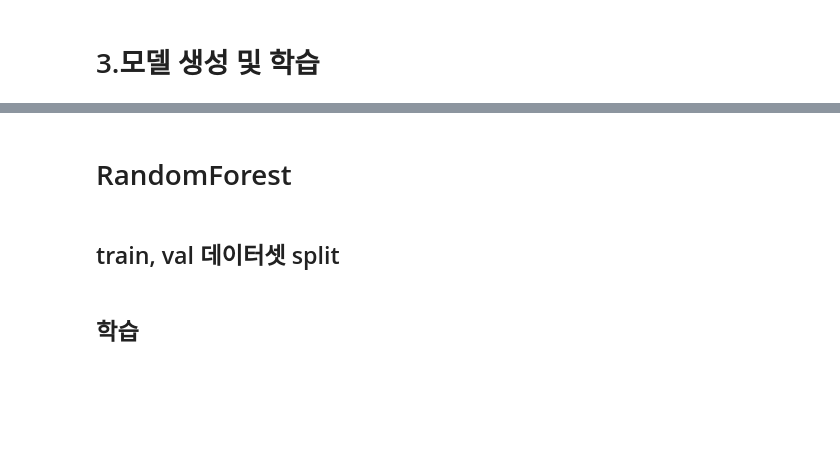
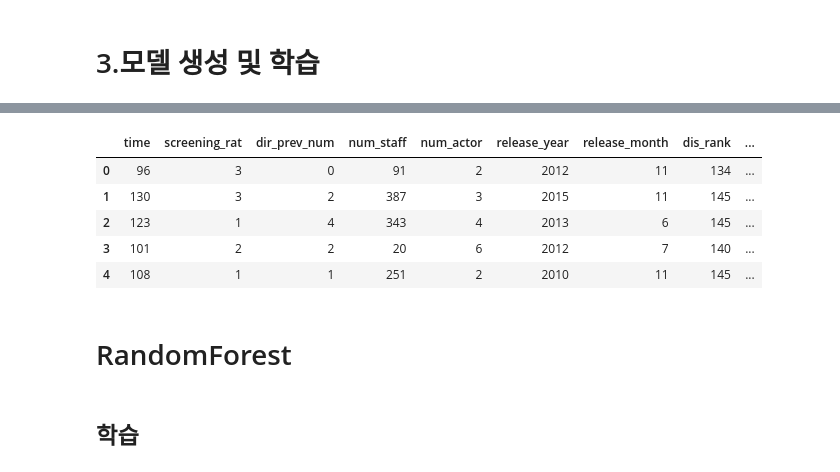
Before and after one commit to Sunnnyyy16/Dacon_study, a Jupyter notebook: dacon_movie/movie_audience.ipynb, the cells around one changed output, grey strips where cells are left out. Saved outputs shown, nothing was run; the diff lists cells and outputs as text; code cells hidden in the pictures; blank space fills up the shorter version.

```diff
--- a/dacon_movie/movie_audience.ipynb
+++ b/dacon_movie/movie_audience.ipynb
@@ -381,0 +474,9 @@ test['genre_rank'] = test.genre.map({'뮤지컬' : 1, '다큐멘터리' : 2, '
+# %%
+X.head()
+# %% [output]
+|  | time | screening_rat | dir_prev_num | num_staff | num_actor | release_year | release_month | dis_rank | ... |
+| 0 | 96 | 3 | 0 | 91 | 2 | 2012 | 11 | 134 | ... |
+| 1 | 130 | 3 | 2 | 387 | 3 | 2015 | 11 | 145 | ... |
+| 2 | 123 | 1 | 4 | 343 | 4 | 2013 | 6 | 145 | ... |
+| 3 | 101 | 2 | 2 | 20 | 6 | 2012 | 7 | 140 | ... |
+| 4 | 108 | 1 | 1 | 251 | 2 | 2010 | 11 | 145 | ... |
@@ -382,4 +486,2 @@ test['genre_rank'] = test.genre.map({'뮤지컬' : 1, '다큐멘터리' : 2, '
 # %% [markdown]
 # RandomForest
-# %% [markdown]
-## train, val 데이터셋 split
```
Also changed, not shown: parts of 52 cells of this notebook.
